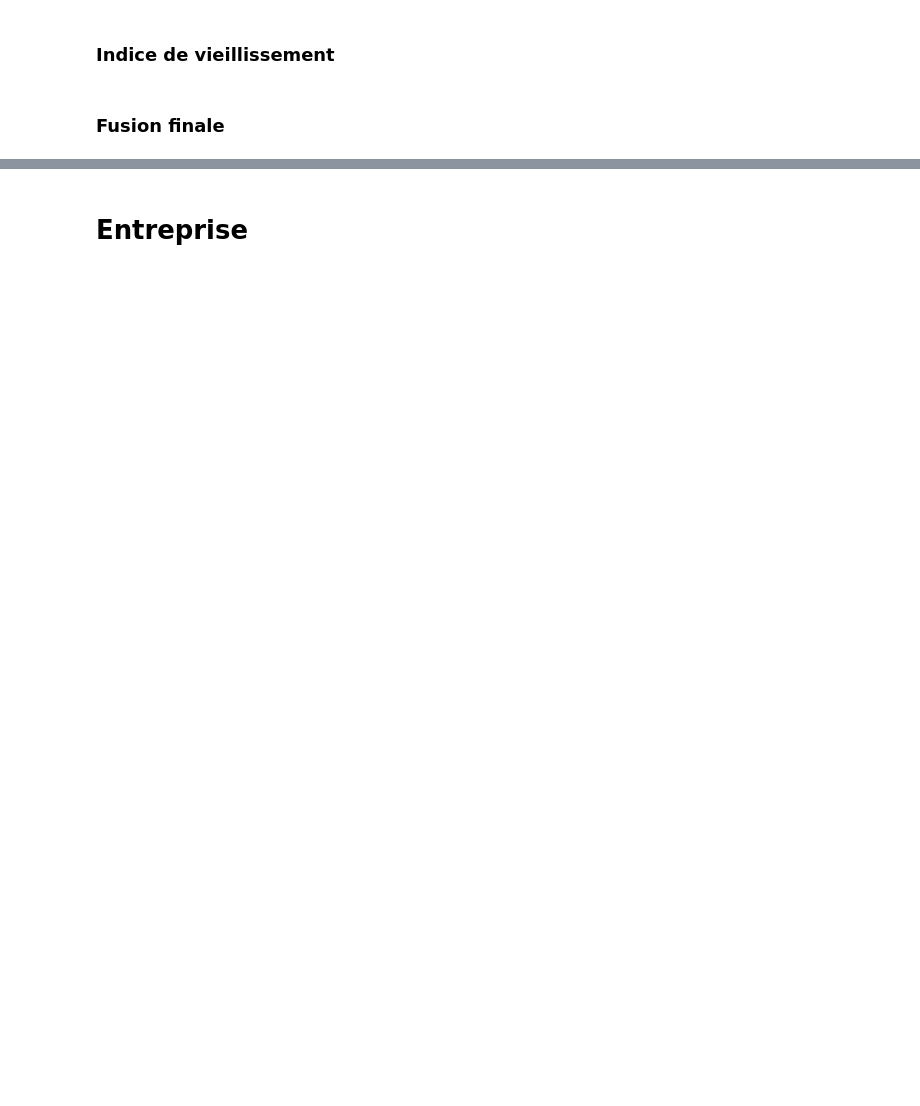
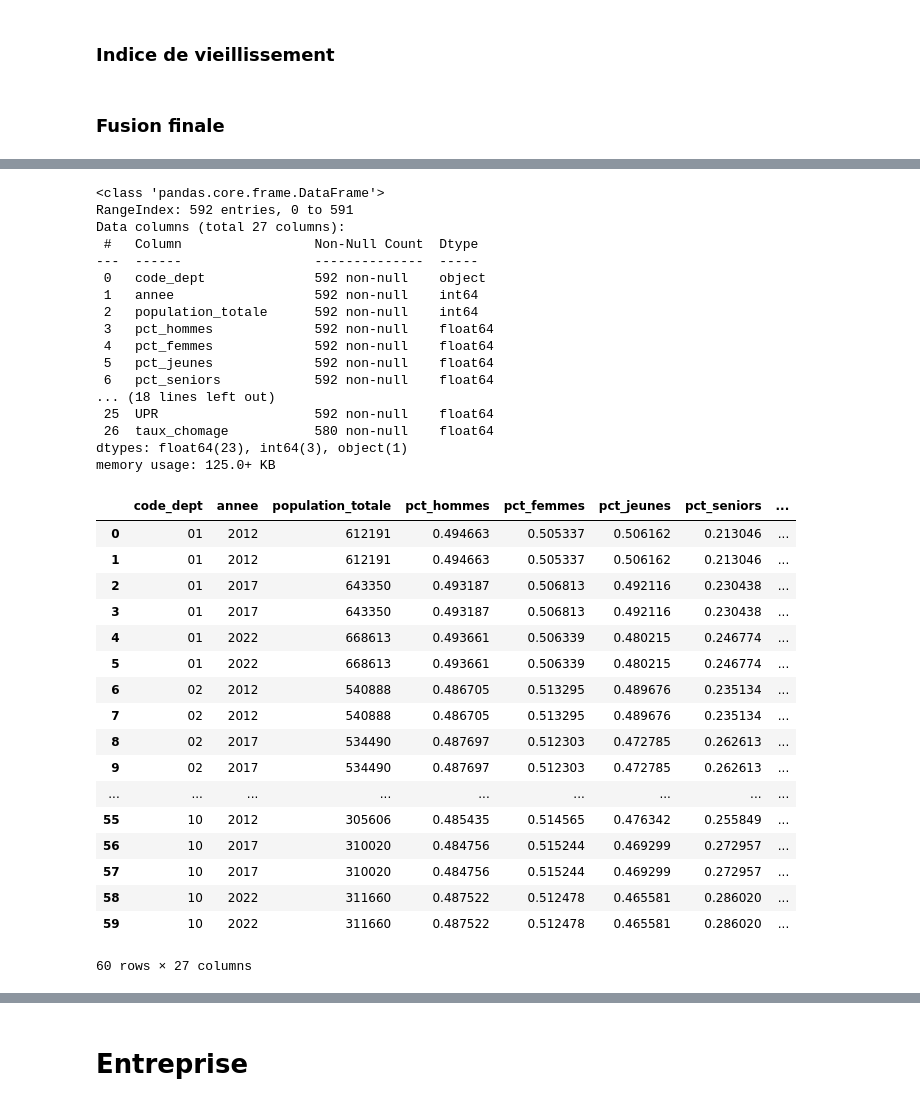
Before and after one commit to Magikmagnum/election, a Jupyter notebook: main.ipynb, the cells around one changed output, grey strips where cells are left out. Saved outputs shown, nothing was run; the diff lists cells and outputs as text; code cells hidden in the pictures; blank space fills up the shorter version.

```diff
--- a/main.ipynb
+++ b/main.ipynb
@@ -561,0 +559,50 @@ MLPRegressor: 4.945
+# %%
+# Vérification des types
+df_chomage_annuel['annee'] = df_chomage_annuel['annee'].astype(int)
+df_pivot_pop['annee'] = df_pivot_pop['annee'].astype(int)
+
+# Merge
+df_pivot_pop = df_pivot_pop.merge(
+    df_chomage_annuel,
+    on=['code_dept', 'annee'],
+    how='left'
+)
+# %%
+df_pivot_pop.info()
+df_pivot_pop.head(60)
+# %% [output]
+<class 'pandas.core.frame.DataFrame'>
+RangeIndex: 592 entries, 0 to 591
+Data columns (total 27 columns):
+ #   Column                 Non-Null Count  Dtype
+---  ------                 --------------  -----
+ 0   code_dept              592 non-null    object
+ 1   annee                  592 non-null    int64
+ 2   population_totale      592 non-null    int64
+ 3   pct_hommes             592 non-null    float64
+ 4   pct_femmes             592 non-null    float64
+ 5   pct_jeunes             592 non-null    float64
+ 6   pct_seniors            592 non-null    float64
+... (18 lines left out)
+ 25  UPR                    592 non-null    float64
+ 26  taux_chomage           580 non-null    float64
+dtypes: float64(23), int64(3), object(1)
+memory usage: 125.0+ KB
+|  | code_dept | annee | population_totale | pct_hommes | pct_femmes | pct_jeunes | pct_seniors | ... |
+| 0 | 01 | 2012 | 612191 | 0.494663 | 0.505337 | 0.506162 | 0.213046 | ... |
+| 1 | 01 | 2012 | 612191 | 0.494663 | 0.505337 | 0.506162 | 0.213046 | ... |
+| 2 | 01 | 2017 | 643350 | 0.493187 | 0.506813 | 0.492116 | 0.230438 | ... |
+| 3 | 01 | 2017 | 643350 | 0.493187 | 0.506813 | 0.492116 | 0.230438 | ... |
+| 4 | 01 | 2022 | 668613 | 0.493661 | 0.506339 | 0.480215 | 0.246774 | ... |
+| 5 | 01 | 2022 | 668613 | 0.493661 | 0.506339 | 0.480215 | 0.246774 | ... |
+| 6 | 02 | 2012 | 540888 | 0.486705 | 0.513295 | 0.489676 | 0.235134 | ... |
+| 7 | 02 | 2012 | 540888 | 0.486705 | 0.513295 | 0.489676 | 0.235134 | ... |
+| 8 | 02 | 2017 | 534490 | 0.487697 | 0.512303 | 0.472785 | 0.262613 | ... |
+| 9 | 02 | 2017 | 534490 | 0.487697 | 0.512303 | 0.472785 | 0.262613 | ... |
+| ... | ... | ... | ... | ... | ... | ... | ... | ... |
+| 55 | 10 | 2012 | 305606 | 0.485435 | 0.514565 | 0.476342 | 0.255849 | ... |
+| 56 | 10 | 2017 | 310020 | 0.484756 | 0.515244 | 0.469299 | 0.272957 | ... |
+| 57 | 10 | 2017 | 310020 | 0.484756 | 0.515244 | 0.469299 | 0.272957 | ... |
+| 58 | 10 | 2022 | 311660 | 0.487522 | 0.512478 | 0.465581 | 0.286020 | ... |
+| 59 | 10 | 2022 | 311660 | 0.487522 | 0.512478 | 0.465581 | 0.286020 | ... |
+60 rows × 27 columns
```
Also changed, not shown: parts of 82 cells of this notebook, 5 other files.
